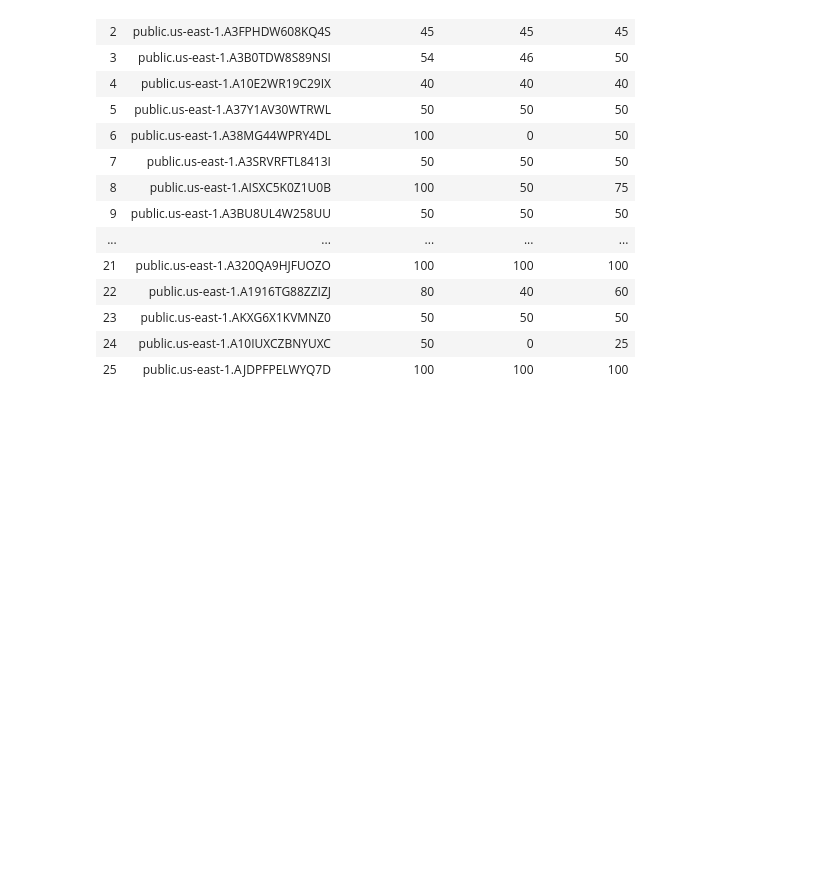
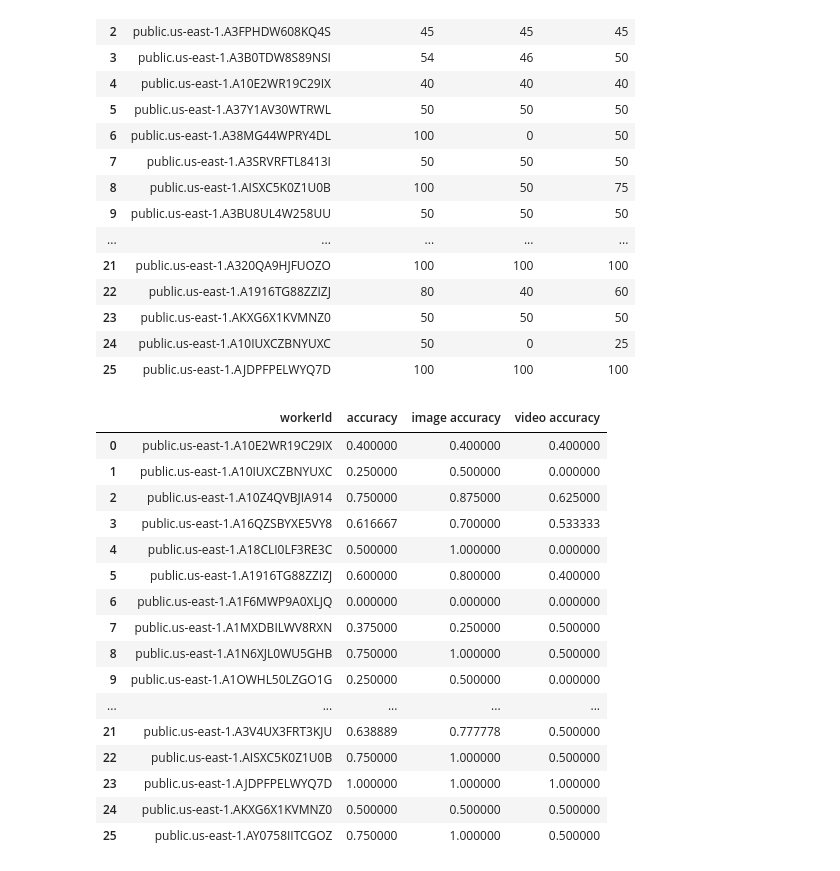
Before and after one commit to suhasdara/Deepfake-Detection, a Jupyter notebook: analysis.ipynb, the cells around one changed output. Saved outputs shown, nothing was run; the diff lists cells and outputs as text; code cells hidden in the pictures; blank space fills up the shorter version.

Commit message:
accuracy calculation through dataframe operations

```diff
--- a/analysis.ipynb
+++ b/analysis.ipynb
@@ -307,3 +293,28 @@ accuracy_df
 | 23 | public.us-east-1.AKXG6X1KVMNZ0 | 50 | 50 | 50 |
 | 24 | public.us-east-1.A10IUXCZBNYUXC | 50 | 0 | 25 |
 | 25 | public.us-east-1.AJDPFPELWYQ7D | 100 | 100 | 100 |
+# %%
+a = annotations.groupby(['workerId']).mean().reset_index()
+b = annotations.dropna(subset=['image']).groupby(['workerId']).mean().rename(columns={'accuracy':'image accuracy'}).reset_index()
+c = annotations.dropna(subset=['video']).groupby(['workerId']).mean().rename(columns={'accuracy':'video accuracy'}).reset_index()
+
+accuracies = pd.merge(a, pd.merge(b, c, on='workerId'), on='workerId')
+accuracies
+# %% [output]
+|  | workerId | accuracy | image accuracy | video accuracy |
+| 0 | public.us-east-1.A10E2WR19C29IX | 0.400000 | 0.400000 | 0.400000 |
+| 1 | public.us-east-1.A10IUXCZBNYUXC | 0.250000 | 0.500000 | 0.000000 |
+| 2 | public.us-east-1.A10Z4QVBJIA914 | 0.750000 | 0.875000 | 0.625000 |
+| 3 | public.us-east-1.A16QZSBYXE5VY8 | 0.616667 | 0.700000 | 0.533333 |
+| 4 | public.us-east-1.A18CLI0LF3RE3C | 0.500000 | 1.000000 | 0.000000 |
+| 5 | public.us-east-1.A1916TG88ZZIZJ | 0.600000 | 0.800000 | 0.400000 |
+| 6 | public.us-east-1.A1F6MWP9A0XLJQ | 0.000000 | 0.000000 | 0.000000 |
+| 7 | public.us-east-1.A1MXDBILWV8RXN | 0.375000 | 0.250000 | 0.500000 |
+| 8 | public.us-east-1.A1N6XJL0WU5GHB | 0.750000 | 1.000000 | 0.500000 |
+| 9 | public.us-east-1.A1OWHL50LZGO1G | 0.250000 | 0.500000 | 0.000000 |
+| ... | ... | ... | ... | ... |
+| 21 | public.us-east-1.A3V4UX3FRT3KJU | 0.638889 | 0.777778 | 0.500000 |
+| 22 | public.us-east-1.AISXC5K0Z1U0B | 0.750000 | 1.000000 | 0.500000 |
+| 23 | public.us-east-1.AJDPFPELWYQ7D | 1.000000 | 1.000000 | 1.000000 |
+| 24 | public.us-east-1.AKXG6X1KVMNZ0 | 0.500000 | 0.500000 | 0.500000 |
+| 25 | public.us-east-1.AY0758IITCGOZ | 0.750000 | 1.000000 | 0.500000 |
```
Also changed, not shown: parts of 1 cell of this notebook.
